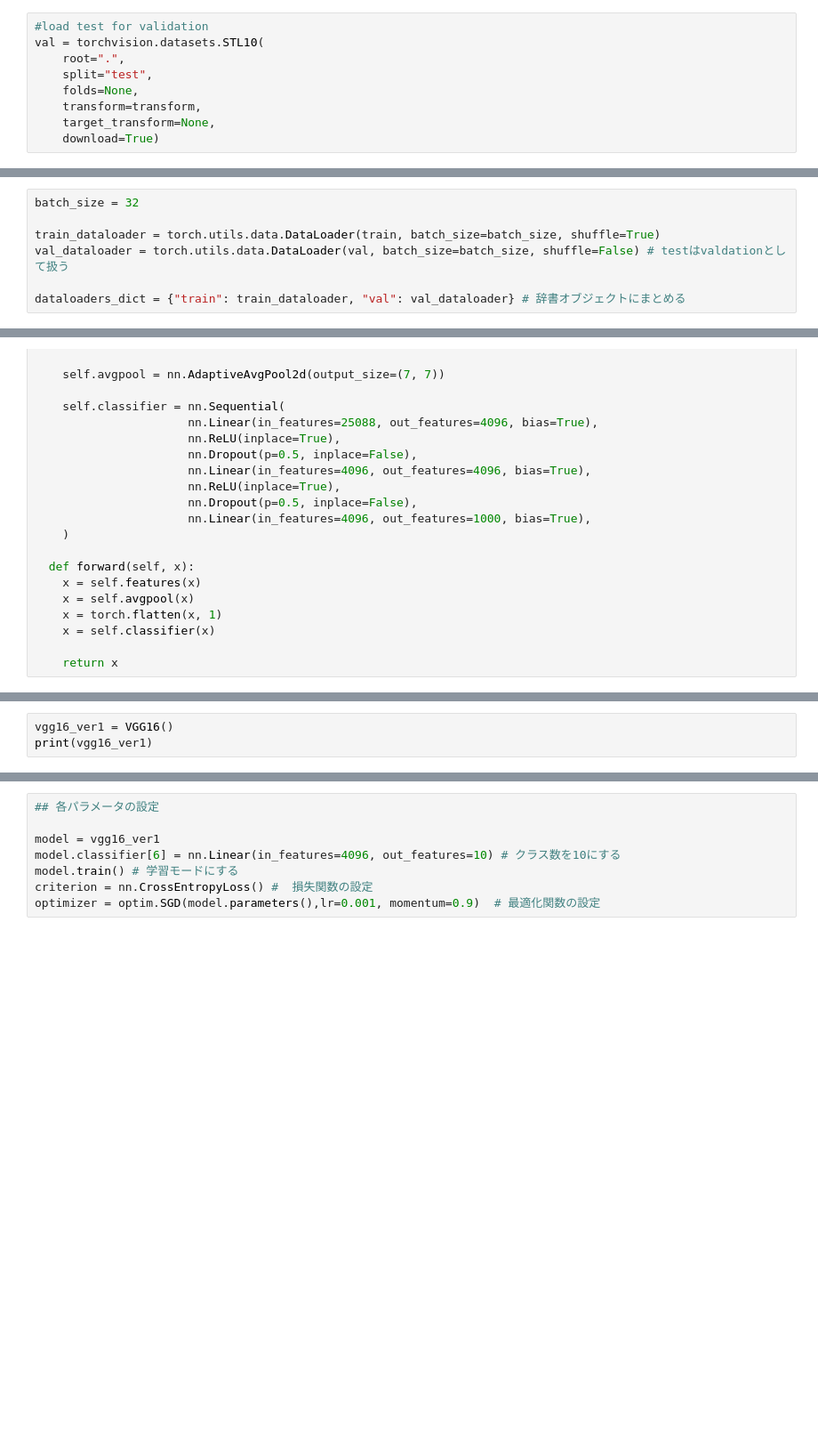
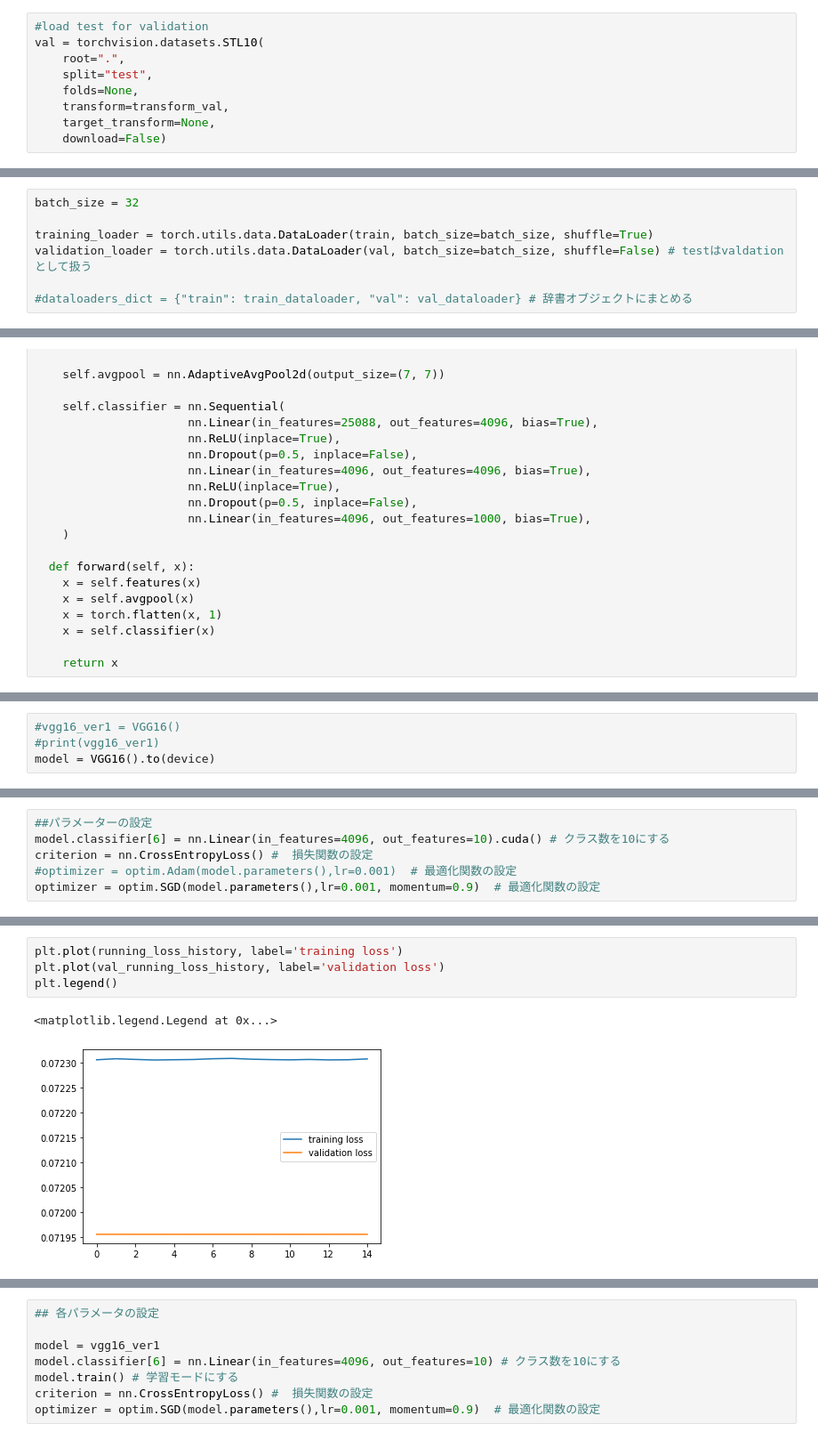
Before and after one commit to lo-uis/Team_ChoLab, a Jupyter notebook: stl_10.ipynb, the cells around one changed output, grey strips where cells are left out. Shown at 89% size. Saved outputs shown, nothing was run; the diff lists cells and outputs as text; blank space fills up the shorter version.

```diff
--- a/stl_10.ipynb
+++ b/stl_10.ipynb
@@ -62,6 +74,6 @@ val = torchvision.datasets.STL10(
     root=".",
     split="test",
     folds=None,
-    transform=transform,
+    transform=transform_val,
     target_transform=None,
-    download=True)
+    download=False)
@@ -126,7 +115,7 @@ train[1][1]
 # %%
 batch_size = 32
 
-train_dataloader = torch.utils.data.DataLoader(train, batch_size=batch_size, shuffle=True)
-val_dataloader = torch.utils.data.DataLoader(val, batch_size=batch_size, shuffle=False) # testはvaldationとして扱う
+training_loader = torch.utils.data.DataLoader(train, batch_size=batch_size, shuffle=True)
+validation_loader = torch.utils.data.DataLoader(val, batch_size=batch_size, shuffle=False) # testはvaldationとして扱う
 
-dataloaders_dict = {"train": train_dataloader, "val": val_dataloader} # 辞書オブジェクトにまとめる
+#dataloaders_dict = {"train": train_dataloader, "val": val_dataloader} # 辞書オブジェクトにまとめる
@@ -191,3 +185,4 @@ class VGG16(nn.Module):
 # %%
-vgg16_ver1 = VGG16()
-print(vgg16_ver1)
+#vgg16_ver1 = VGG16()
+#print(vgg16_ver1)
+model = VGG16().to(device)
@@ -211,0 +189,6 @@ VGG16(
+# %%
+##パラメーターの設定
+model.classifier[6] = nn.Linear(in_features=4096, out_features=10).cuda() # クラス数を10にする
+criterion = nn.CrossEntropyLoss() #  損失関数の設定
+#optimizer = optim.Adam(model.parameters(),lr=0.001)  # 最適化関数の設定
+optimizer = optim.SGD(model.parameters(),lr=0.001, momentum=0.9)  # 最適化関数の設定
@@ -211,0 +285,7 @@ VGG16(
+# %%
+plt.plot(running_loss_history, label='training loss')
+plt.plot(val_running_loss_history, label='validation loss')
+plt.legend()
+# %% [output]
+<matplotlib.legend.Legend at 0x...>
+[figure, added]
```
Also changed, not shown: parts of 30 cells of this notebook.
